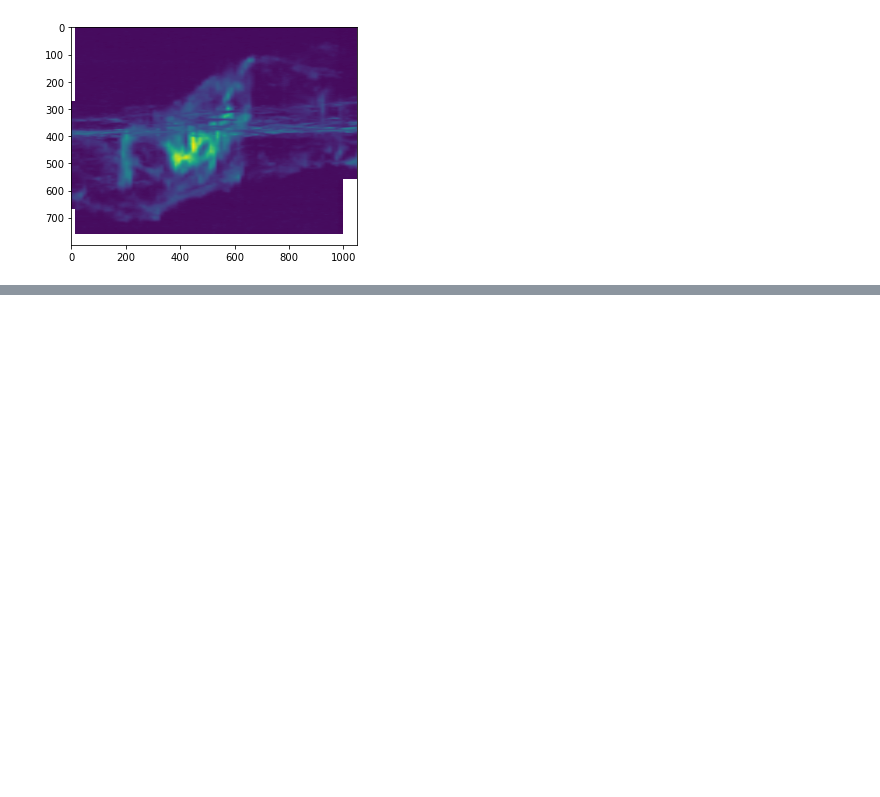
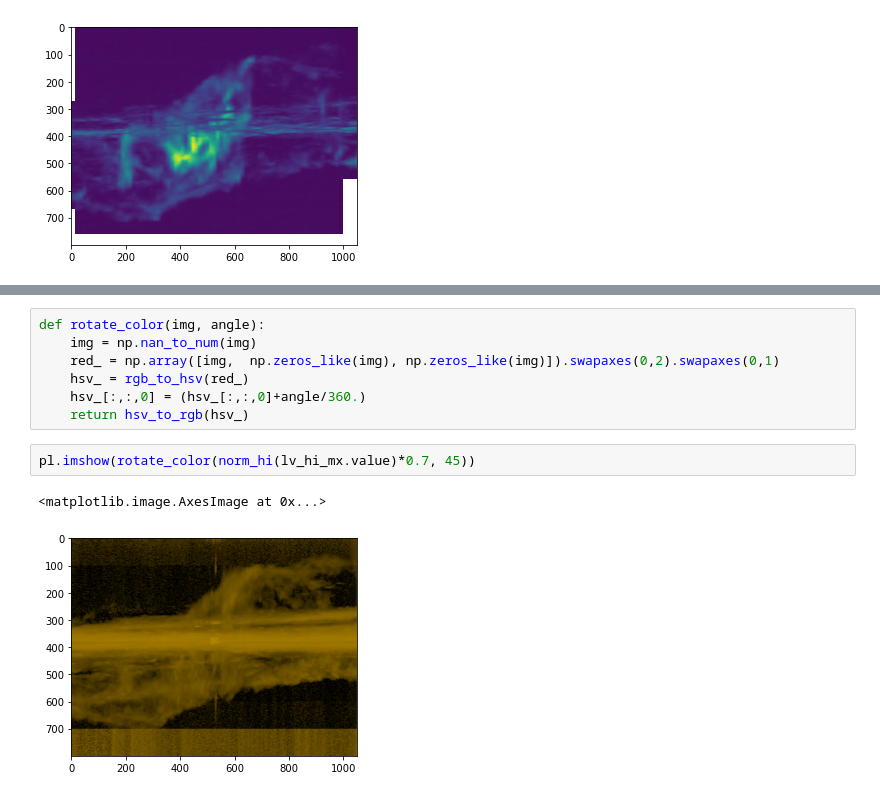
Before and after one commit to keflavich/CMZDataSetVisualizations, a Jupyter notebook: FullCMZVisualizations.ipynb, the cells around one changed output, grey strips where cells are left out. Cells and saved outputs as stored; diff of their text form; blank space fills up the shorter version.

```diff
--- a/FullCMZVisualizations.ipynb
+++ b/FullCMZVisualizations.ipynb
@@ -270,0 +295,12 @@ Clipping input data to the valid range for imshow with RGB data ([0..1] for floa
+# %%
+def rotate_color(img, angle):
+    img = np.nan_to_num(img)
+    red_ = np.array([img,  np.zeros_like(img), np.zeros_like(img)]).swapaxes(0,2).swapaxes(0,1)
+    hsv_ = rgb_to_hsv(red_)
+    hsv_[:,:,0] = (hsv_[:,:,0]+angle/360.)
+    return hsv_to_rgb(hsv_)
+# %%
+pl.imshow(rotate_color(norm_hi(lv_hi_mx.value)*0.7, 45))
+# %% [output]
+<matplotlib.image.AxesImage at 0x...>
+[figure, added]
```
Also changed, not shown: parts of 7 cells of this notebook.
